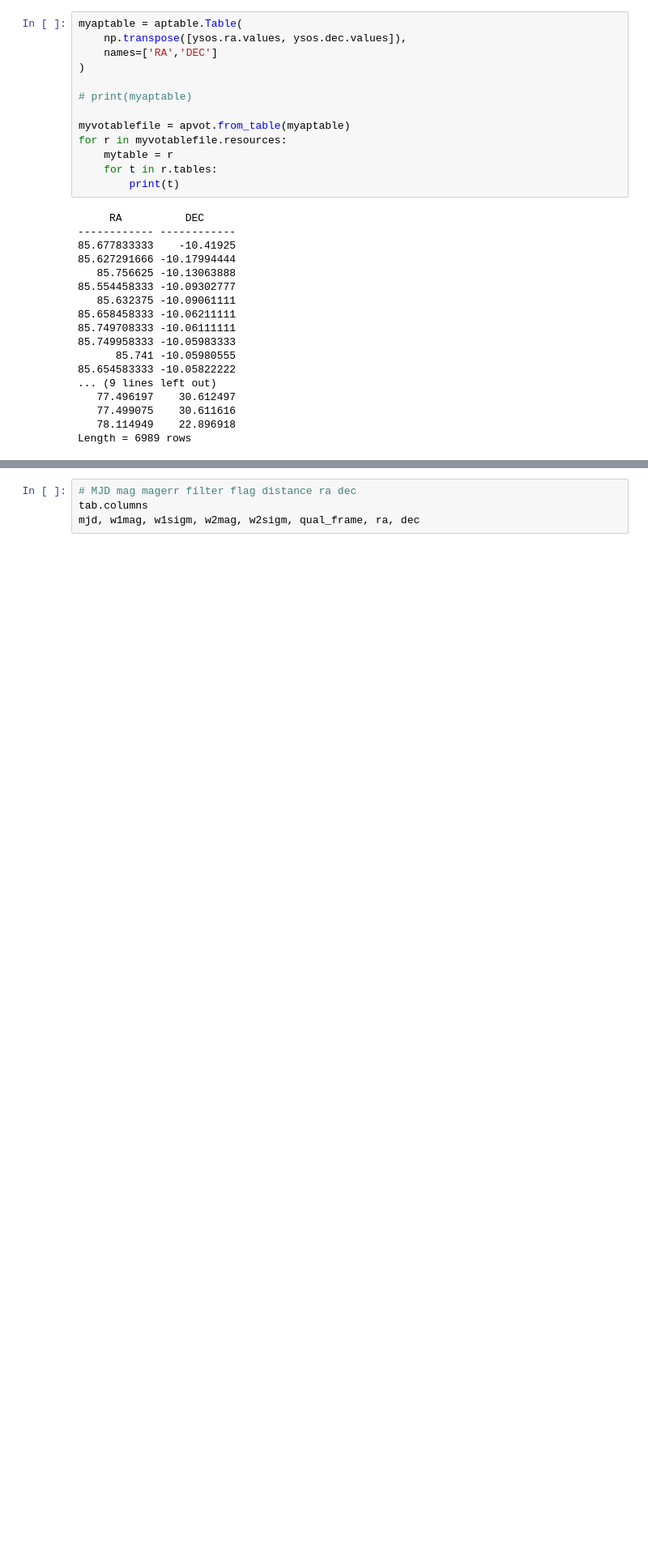
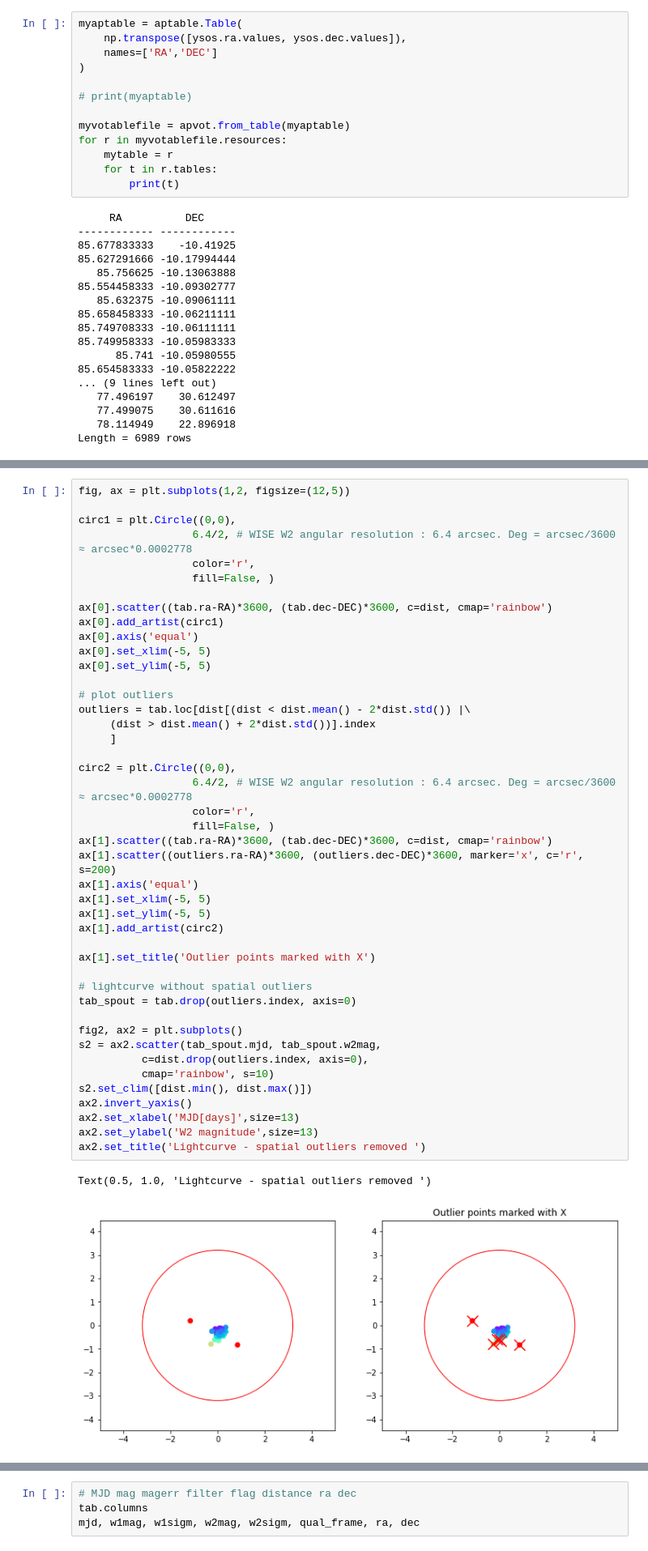
Before and after one commit to hoeen/WISE_YSO_variability_analysis, a Jupyter notebook: WISE YSO variability analysis_tutorial.ipynb, the cells around one changed output, grey strips where cells are left out. Shown at 81% size. Cells and saved outputs as stored; diff of their text form; blank space fills up the shorter version.

```diff
--- a/WISE YSO variability analysis_tutorial.ipynb
+++ b/WISE YSO variability analysis_tutorial.ipynb
@@ -148,0 +173,47 @@ plt.scatter(tab.to_pandas().ra, tab.to_pandas().dec, s=3)
+# %%
+fig, ax = plt.subplots(1,2, figsize=(12,5))
+
+circ1 = plt.Circle((0,0),
+                  6.4/2, # WISE W2 angular resolution : 6.4 arcsec. Deg = arcsec/3600 ≈ arcsec*0.0002778
+                  color='r',
+                  fill=False, )
+
+ax[0].scatter((tab.ra-RA)*3600, (tab.dec-DEC)*3600, c=dist, cmap='rainbow')
+ax[0].add_artist(circ1)
+ax[0].axis('equal')
+ax[0].set_xlim(-5, 5)
+ax[0].set_ylim(-5, 5)
+
+# plot outliers
+outliers = tab.loc[dist[(dist < dist.mean() - 2*dist.std()) |\
+     (dist > dist.mean() + 2*dist.std())].index
+     ]
+
+circ2 = plt.Circle((0,0),
+                  6.4/2, # WISE W2 angular resolution : 6.4 arcsec. Deg = arcsec/3600 ≈ arcsec*0.0002778
+                  color='r',
+                  fill=False, )
+ax[1].scatter((tab.ra-RA)*3600, (tab.dec-DEC)*3600, c=dist, cmap='rainbow')
+ax[1].scatter((outliers.ra-RA)*3600, (outliers.dec-DEC)*3600, marker='x', c='r', s=200)
+ax[1].axis('equal')
+ax[1].set_xlim(-5, 5)
+ax[1].set_ylim(-5, 5)
+ax[1].add_artist(circ2)
+
+ax[1].set_title('Outlier points marked with X')
+
+# lightcurve without spatial outliers
+tab_spout = tab.drop(outliers.index, axis=0)
+
+fig2, ax2 = plt.subplots()
+s2 = ax2.scatter(tab_spout.mjd, tab_spout.w2mag,
+          c=dist.drop(outliers.index, axis=0),
+          cmap='rainbow', s=10)
+s2.set_clim([dist.min(), dist.max()])
+ax2.invert_yaxis()
+ax2.set_xlabel('MJD[days]',size=13)
+ax2.set_ylabel('W2 magnitude',size=13)
+ax2.set_title('Lightcurve - spatial outliers removed ')
+# %% [output]
+Text(0.5, 1.0, 'Lightcurve - spatial outliers removed ')
+[figure, added]
```
Also changed, not shown: parts of 12 cells of this notebook.
